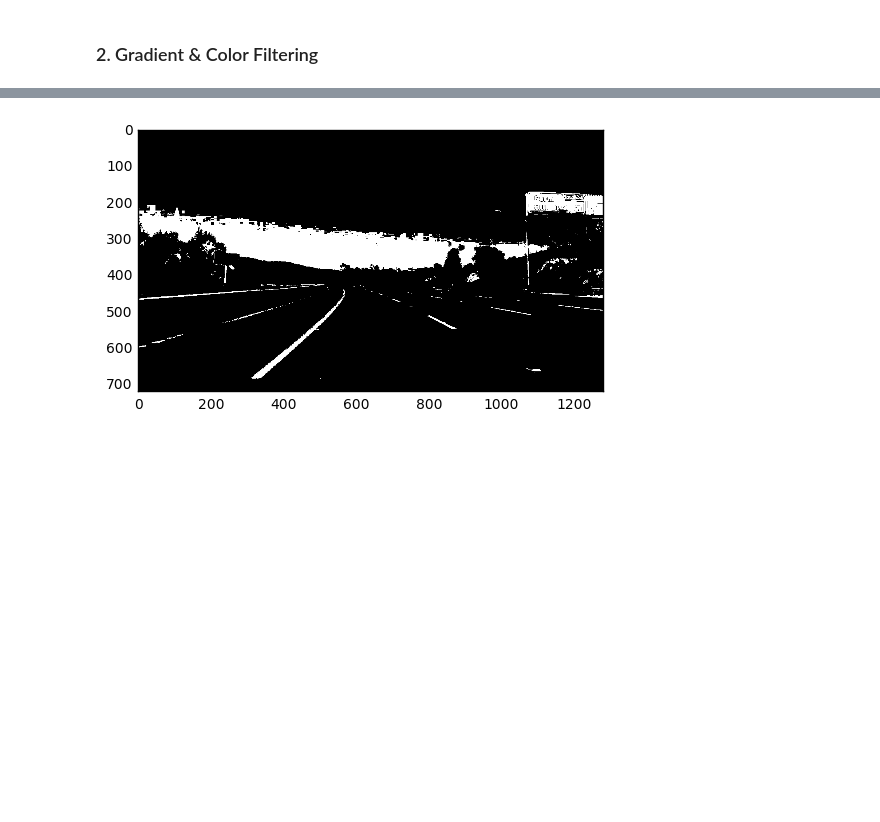
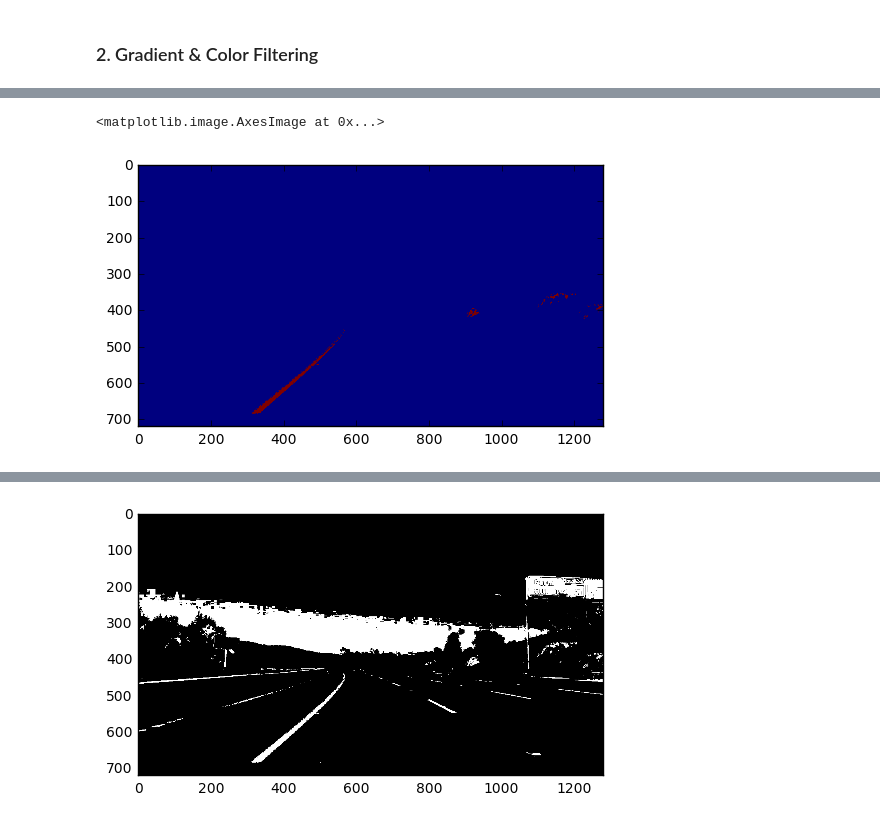
Before and after one commit to vijaykrishnay/Udacity_AdvLaneLines, a Jupyter notebook: Advanced_LaneFinding - Main.ipynb, the cells around one changed output, grey strips where cells are left out. Drawn from its saved outputs; the diff is of its cells as text; code cells hidden in the pictures; blank space fills up the shorter version.

```diff
--- a/Advanced_LaneFinding - Main.ipynb
+++ b/Advanced_LaneFinding - Main.ipynb
@@ -95,0 +114,5 @@ def apply_gradx_color_filter(img, s_thresh=(170, 255), sx_thresh=(100, 255), l_t
+# %%
+plt.imshow(mask_yellow)
+# %% [output]
+<matplotlib.image.AxesImage at 0x...>
+[figure, added]
```
Also changed, not shown: parts of 11 cells of this notebook, 17 other files.
